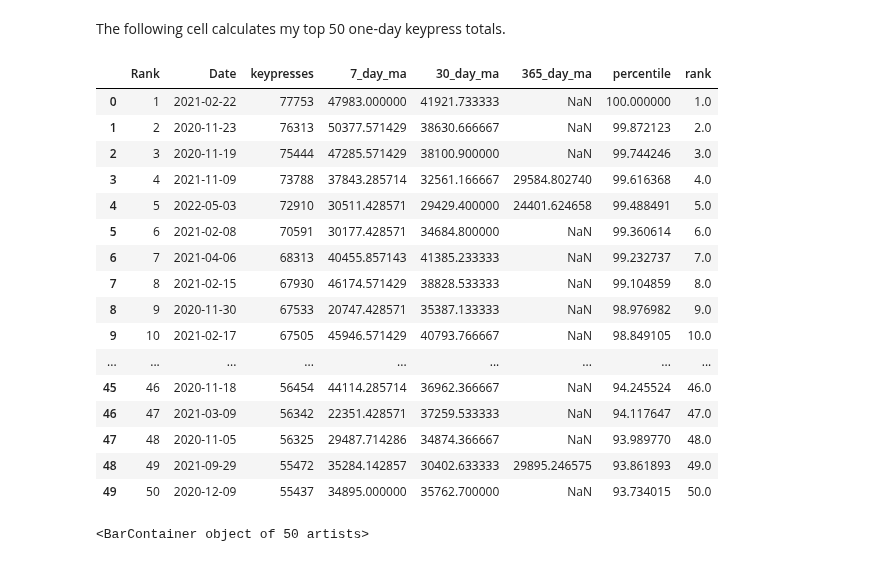
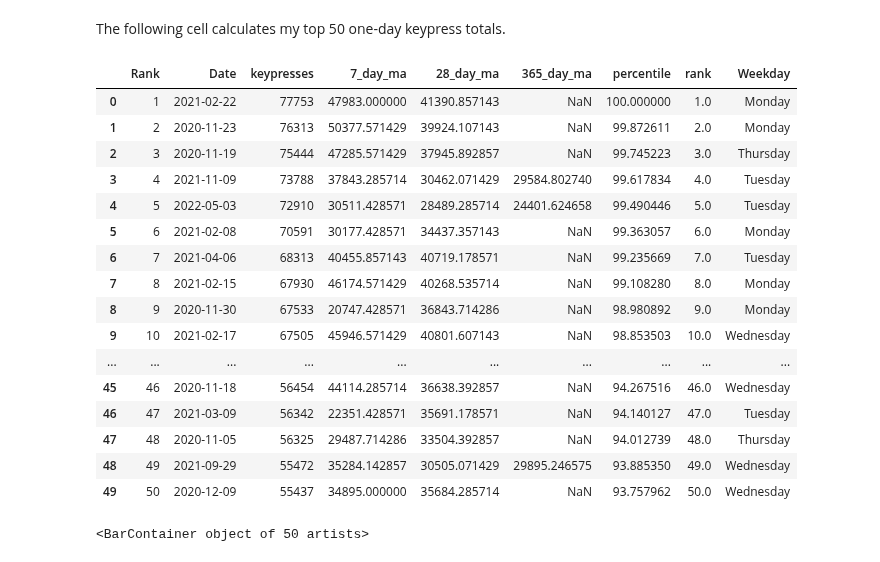
Before and after one commit to kburchfiel/fitbit_steps_and_whatpulse_keypresses_comparison, a Jupyter notebook: whatpulse_viewer_v2.ipynb, the cells around one changed output. Cells and saved outputs as stored; diff of their text form; code cells hidden in the pictures.

```diff
--- a/whatpulse_viewer_v2.ipynb
+++ b/whatpulse_viewer_v2.ipynb
@@ -87,6 +88,8 @@ df_combined_daily_keypresses.index.name = 'Date'
 # %%
 df_combined_daily_keypresses['7_day_ma'] = df_combined_daily_keypresses['keypresses'].rolling(7).mean()
-df_combined_daily_keypresses['30_day_ma'] = df_combined_daily_keypresses['keypresses'].rolling(30).mean()
+df_combined_daily_keypresses['28_day_ma'] = df_combined_daily_keypresses['keypresses'].rolling(28).mean()
+# I switched from a 30-day MA to a 28-day MA because my average keypresses vary significantly by weekday, meaning
+# that a 30-day average would be skewed by the number of Saturdays and Sundays present in the data.
 df_combined_daily_keypresses['365_day_ma'] = df_combined_daily_keypresses['keypresses'].rolling(365).mean()
 print(len(df_combined_daily_keypresses))
 df_combined_daily_keypresses['percentile'] = 100*df_combined_daily_keypresses['keypresses'].rank(pct=True)
@@ -115,0 +115,4 @@ df_combined_daily_keypresses.plot()
+# %%
+df_weekday_mapping = pd.DataFrame({"Number":[0, 1, 2, 3, 4, 5, 6], "Weekday":["Monday", "Tuesday", "Wednesday", "Thursday", "Friday", "Saturday", "Sunday"]})
+# Weekday numbers in Python begin with 0 for Monday and end with 6 for Sunday. See https://docs.python.org/3/library/datetime.html#datetime.date.weekday
+df_weekday_mapping
@@ -115,0 +128,3 @@ df_combined_daily_keypresses.plot()
+# %%
+df_combined_daily_keypresses['weekday_num'] = df_combined_daily_keypresses['Date'].dt.weekday.copy()
+df_combined_daily_keypresses
@@ -115,0 +145,6 @@ df_combined_daily_keypresses.plot()
+# %%
+df_combined_daily_keypresses = df_combined_daily_keypresses.merge(df_weekday_mapping, left_on = 'weekday_num', right_on = 'Number', how = 'left')
+# If the 'how' field is left blank, the resulting DataFrame will be sorted by weekday instead of by date.
+# Sorting by the Date column is necessary here since the merge operation sorted the data by
+df_combined_daily_keypresses.drop(['weekday_num', 'Number'], axis = 1, inplace = True)
+df_combined_daily_keypresses
@@ -145,27 +193,27 @@ df_combined_daily_keypresses.tail(10) # Last 10 days of data
 # %% [markdown]
 The following cell calculates my top 50 one-day keypress totals.
 # %%
-df_max_keypresses = df_combined_daily_keypresses.sort_values('keypresses', ascending = False).reset_index()
+df_max_keypresses = df_combined_daily_keypresses.sort_values('keypresses', ascending = False).reset_index(drop=True)
 df_max_keypresses.insert(0, 'Rank', df_max_keypresses.index+1)
 df_max_keypresses.head(50)
 # %% [output]
-|  | Rank | Date | keypresses | 7_day_ma | 30_day_ma | 365_day_ma | percentile | rank |
-| 0 | 1 | 2021-02-22 | 77753 | 47983.000000 | 41921.733333 | NaN | 100.000000 | 1.0 |
-| 1 | 2 | 2020-11-23 | 76313 | 50377.571429 | 38630.666667 | NaN | 99.872123 | 2.0 |
-| 2 | 3 | 2020-11-19 | 75444 | 47285.571429 | 38100.900000 | NaN | 99.744246 | 3.0 |
-| 3 | 4 | 2021-11-09 | 73788 | 37843.285714 | 32561.166667 | 29584.802740 | 99.616368 | 4.0 |
-| 4 | 5 | 2022-05-03 | 72910 | 30511.428571 | 29429.400000 | 24401.624658 | 99.488491 | 5.0 |
-| 5 | 6 | 2021-02-08 | 70591 | 30177.428571 | 34684.800000 | NaN | 99.360614 | 6.0 |
-| 6 | 7 | 2021-04-06 | 68313 | 40455.857143 | 41385.233333 | NaN | 99.232737 | 7.0 |
-| 7 | 8 | 2021-02-15 | 67930 | 46174.571429 | 38828.533333 | NaN | 99.104859 | 8.0 |
-| 8 | 9 | 2020-11-30 | 67533 | 20747.428571 | 35387.133333 | NaN | 98.976982 | 9.0 |
-| 9 | 10 | 2021-02-17 | 67505 | 45946.571429 | 40793.766667 | NaN | 98.849105 | 10.0 |
-| ... | ... | ... | ... | ... | ... | ... | ... | ... |
-| 45 | 46 | 2020-11-18 | 56454 | 44114.285714 | 36962.366667 | NaN | 94.245524 | 46.0 |
-| 46 | 47 | 2021-03-09 | 56342 | 22351.428571 | 37259.533333 | NaN | 94.117647 | 47.0 |
-| 47 | 48 | 2020-11-05 | 56325 | 29487.714286 | 34874.366667 | NaN | 93.989770 | 48.0 |
-| 48 | 49 | 2021-09-29 | 55472 | 35284.142857 | 30402.633333 | 29895.246575 | 93.861893 | 49.0 |
-| 49 | 50 | 2020-12-09 | 55437 | 34895.000000 | 35762.700000 | NaN | 93.734015 | 50.0 |
+|  | Rank | Date | keypresses | 7_day_ma | 28_day_ma | 365_day_ma | percentile | rank | Weekday |
+| 0 | 1 | 2021-02-22 | 77753 | 47983.000000 | 41390.857143 | NaN | 100.000000 | 1.0 | Monday |
+| 1 | 2 | 2020-11-23 | 76313 | 50377.571429 | 39924.107143 | NaN | 99.872611 | 2.0 | Monday |
+| 2 | 3 | 2020-11-19 | 75444 | 47285.571429 | 37945.892857 | NaN | 99.745223 | 3.0 | Thursday |
+| 3 | 4 | 2021-11-09 | 73788 | 37843.285714 | 30462.071429 | 29584.802740 | 99.617834 | 4.0 | Tuesday |
+| 4 | 5 | 2022-05-03 | 72910 | 30511.428571 | 28489.285714 | 24401.624658 | 99.490446 | 5.0 | Tuesday |
+| 5 | 6 | 2021-02-08 | 70591 | 30177.428571 | 34437.357143 | NaN | 99.363057 | 6.0 | Monday |
+| 6 | 7 | 2021-04-06 | 68313 | 40455.857143 | 40719.178571 | NaN | 99.235669 | 7.0 | Tuesday |
+| 7 | 8 | 2021-02-15 | 67930 | 46174.571429 | 40268.535714 | NaN | 99.108280 | 8.0 | Monday |
+| 8 | 9 | 2020-11-30 | 67533 | 20747.428571 | 36843.714286 | NaN | 98.980892 | 9.0 | Monday |
+| 9 | 10 | 2021-02-17 | 67505 | 45946.571429 | 40801.607143 | NaN | 98.853503 | 10.0 | Wednesday |
+| ... | ... | ... | ... | ... | ... | ... | ... | ... | ... |
+| 45 | 46 | 2020-11-18 | 56454 | 44114.285714 | 36638.392857 | NaN | 94.267516 | 46.0 | Wednesday |
+| 46 | 47 | 2021-03-09 | 56342 | 22351.428571 | 35691.178571 | NaN | 94.140127 | 47.0 | Tuesday |
+| 47 | 48 | 2020-11-05 | 56325 | 29487.714286 | 33504.392857 | NaN | 94.012739 | 48.0 | Thursday |
+| 48 | 49 | 2021-09-29 | 55472 | 35284.142857 | 30505.071429 | 29895.246575 | 93.885350 | 49.0 | Wednesday |
+| 49 | 50 | 2020-12-09 | 55437 | 34895.000000 | 35684.285714 | NaN | 93.757962 | 50.0 | Wednesday |
 # %%
 plt.bar(x = df_max_keypresses.head(50)['Rank'], height= df_max_keypresses.head(50)['keypresses'])
 # %% [output]
```
Also changed, not shown: parts of 28 cells of this notebook, 4 other files.
